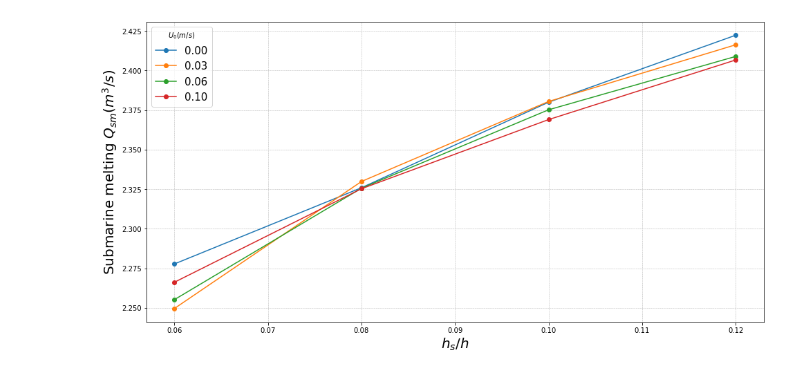
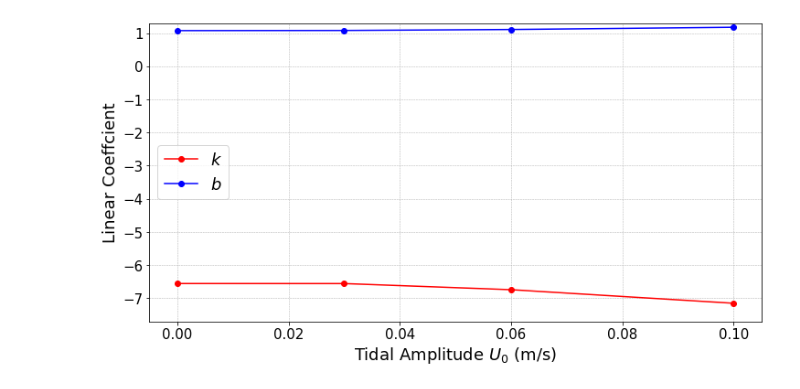
Before and after one commit to weiyangbao/Jupyter-Iceplume, a Jupyter notebook: EffluxReflux.ipynb, the cells around one changed output. Saved outputs shown, nothing was run; the diff lists cells and outputs as text; code cells hidden in the pictures.

```diff
--- a/EffluxReflux.ipynb
+++ b/EffluxReflux.ipynb
@@ -135,3 +142,28 @@ fig.savefig(fig_path + '/alpha34.png', dpi = 200, bbox_inches='tight')
+# %%
+tides = [0.00, 0.03, 0.06, 0.10]
+
+a34 = [a34_1, a34_2, a34_3, a34_4]
+k = np.empty(len(tides))
+b = np.empty(len(tides))
+for i in range(len(tides)):
+    coef = np.linalg.lstsq(np.vstack([hsr, np.ones(len(hsr))]).T, a34[i], rcond=None)[0]
+    k[i] = coef[0]
+    b[i] = coef[1]
+
+fig2, ax = plt.subplots(figsize=(12,6))
+
+ax.plot(tides,k,'o-r',label=r'$\it{k}$')
+ax.plot(tides,b,'o-b',label=r'$\it{b}$')
+plt.xticks(fontsize=15)
+plt.yticks(fontsize=15)
+ax.legend(loc='center left', fontsize=18)
+ax.set_ylabel(r'Linear Coeffcient',size = 18)
+ax.set_xlabel(r'Tidal Amplitude $U_0$ (m/s)', size = 18)
+ax.set_ylim([-7.7, 1.3])
+ax.grid(linestyle='--', linewidth='0.5')
+fig2.savefig(fig_path + '/lstsq.png', dpi = 200, bbox_inches='tight')
+# %% [output]
+[figure, added]
 # %%
 def IFA(file):
     # Grid areas
@@ -172,7 +204,7 @@ for j in range(len(hs)):
     Qsm4[j] = qsm4
 
 
-fig2,ax = plt.subplots(figsize=(16,8))
+fig3,ax = plt.subplots(figsize=(16,8))
 
 ax.plot(hsr,Qsm1,'o-',label='0.00')
 ax.plot(hsr,Qsm2,'o-',label='0.03')
@@ -183,5 +215,3 @@ ax.set_ylabel(r'Submarine melting $Q_{sm}(m^3/s)$',size = 20)
 ax.set_xlabel(r'$h_s/h$', size = 20)
 ax.grid(linestyle='--', linewidth='0.5')
 fig2.savefig(fig_path + '/Qsm.png', dpi = 200, bbox_inches='tight')
-# %% [output]
-[figure, removed]
```
Also changed, not shown: parts of 3 cells of this notebook, 5 other files.
